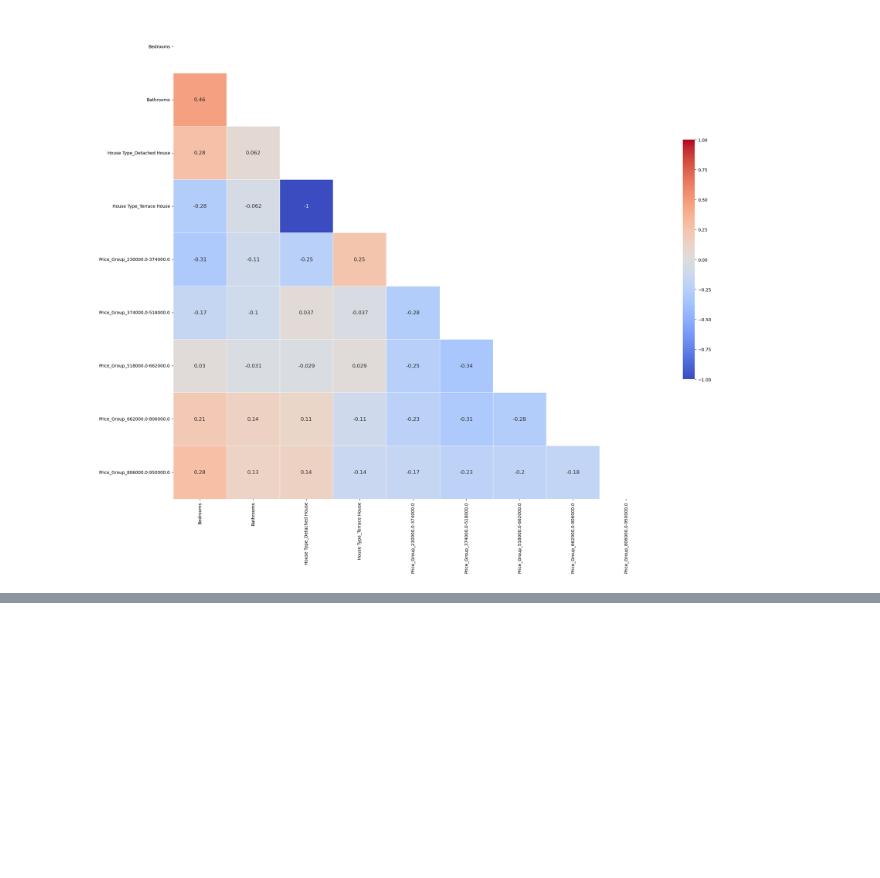
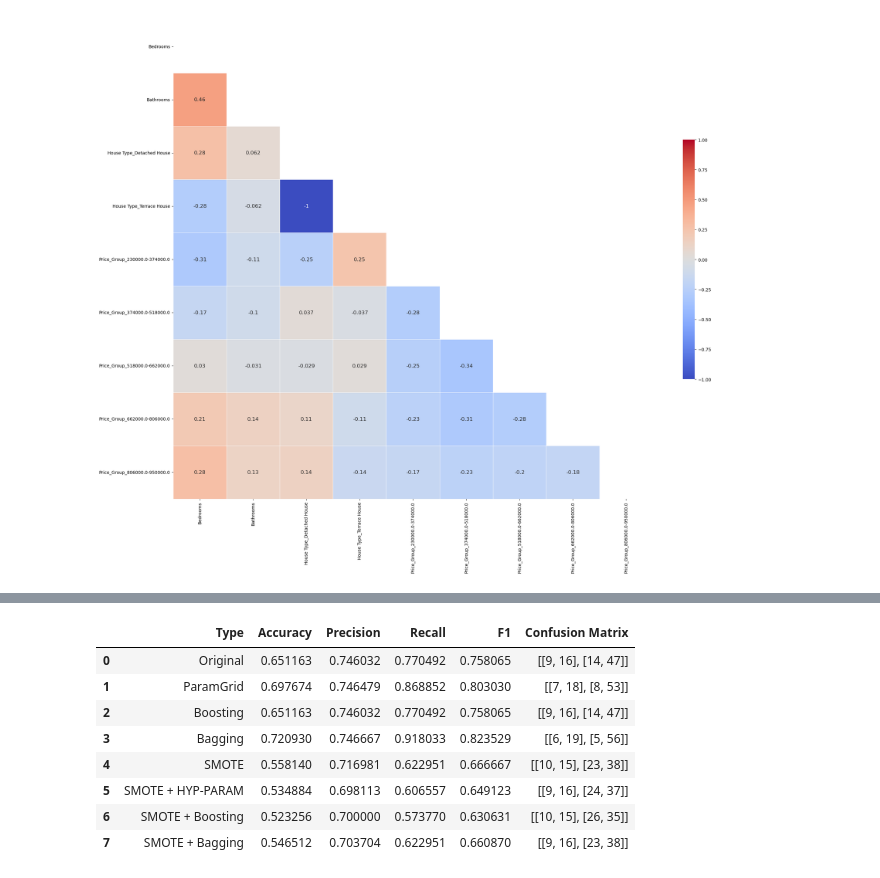
Before and after one commit to EsteraDA/CA2, a Jupyter notebook: ML/Dublin_House ML & Web Scraping.ipynb, the cells around one changed output, grey strips where cells are left out. Saved outputs shown, nothing was run; the diff lists cells and outputs as text; code cells hidden in the pictures; blank space fills up the shorter version.

```diff
--- a/ML/Dublin_House ML & Web Scraping.ipynb
+++ b/ML/Dublin_House ML & Web Scraping.ipynb
@@ -576,0 +961,26 @@ print(confusion_mat_SVC3)
+# %%
+# appling the transformation
+X_train_SMOTE, y_train_SMOTE = SMOTE.fit_resample(X_train, y_train)
+
+# training the model on the training set
+rf_classifier.fit(X_train_SMOTE, y_train_SMOTE)
+
+# making predictions on the test data
+y_pred = rf_classifier.predict(X_test)
+
+# calculating the model results
+accuracy_sm = accuracy_score(y_test, y_pred)
+precision_sm = precision_score(y_test, y_pred,pos_label='Dublin')
+recall_sm = recall_score(y_test, y_pred,pos_label='Dublin')
+f1_sm = f1_score(y_test, y_pred,pos_label='Dublin')
+
+# calculating confusion matrix
+confusion_mat_sm = confusion_matrix(y_test, y_pred)
+
+# Printing the evaluation metrics and confusion matrix
+print(f"Accuracy: {accuracy_sm}")
+print(f"Precision: {precision_sm}")
+print(f"Recall: {recall_sm}")
+print(f"F1 Score: {f1_sm}")
+print("Confusion Matrix:")
+print(confusion_mat_sm)
@@ -576,0 +1132,13 @@ print(confusion_mat_SVC3)
+# %%
+data2= {
+    'Type': ['SMOTE', 'SMOTE + HYP-PARAM', 'SMOTE + Boosting', 'SMOTE + Bagging'],
+    'Accuracy': [accuracy_sm, accuracy_sm2, accuracy_sm3, accuracy_sm4],
+    'Precision': [precision_sm, precision_sm2, precision_sm3, precision_sm4],
+    'Recall': [recall_sm, recall_sm2, recall_sm3, recall_sm4],
+    'F1': [f1_sm, f1_sm2, f1_sm3, f1_sm4],
+    'Confusion Matrix': [confusion_mat_sm, confusion_mat_sm2, confusion_mat_sm3, confusion_mat_sm4]
+}
+
+# creating the DataFrame
+df_RF_SM_results = pd.DataFrame(data2)
+df_RF_SM_results
@@ -576,0 +1151,16 @@ print(confusion_mat_SVC3)
+# %%
+# Append df_RF_SM_results to df_RF_results
+df_RF_results = df_RF_results.append(df_RF_SM_results, ignore_index=True)
+
+# Print the updated df_RF_results
+df_RF_results
+# %% [output]
+|  | Type | Accuracy | Precision | Recall | F1 | Confusion Matrix |
+| 0 | Original | 0.651163 | 0.746032 | 0.770492 | 0.758065 | [[9, 16], [14, 47]] |
+| 1 | ParamGrid | 0.697674 | 0.746479 | 0.868852 | 0.803030 | [[7, 18], [8, 53]] |
+| 2 | Boosting | 0.651163 | 0.746032 | 0.770492 | 0.758065 | [[9, 16], [14, 47]] |
+| 3 | Bagging | 0.720930 | 0.746667 | 0.918033 | 0.823529 | [[6, 19], [5, 56]] |
+| 4 | SMOTE | 0.558140 | 0.716981 | 0.622951 | 0.666667 | [[10, 15], [23, 38]] |
+| 5 | SMOTE + HYP-PARAM | 0.534884 | 0.698113 | 0.606557 | 0.649123 | [[9, 16], [24, 37]] |
+| 6 | SMOTE + Boosting | 0.523256 | 0.700000 | 0.573770 | 0.630631 | [[10, 15], [26, 35]] |
+| 7 | SMOTE + Bagging | 0.546512 | 0.703704 | 0.622951 | 0.660870 | [[9, 16], [23, 38]] |
```
Also changed, not shown: parts of 69 cells of this notebook.
